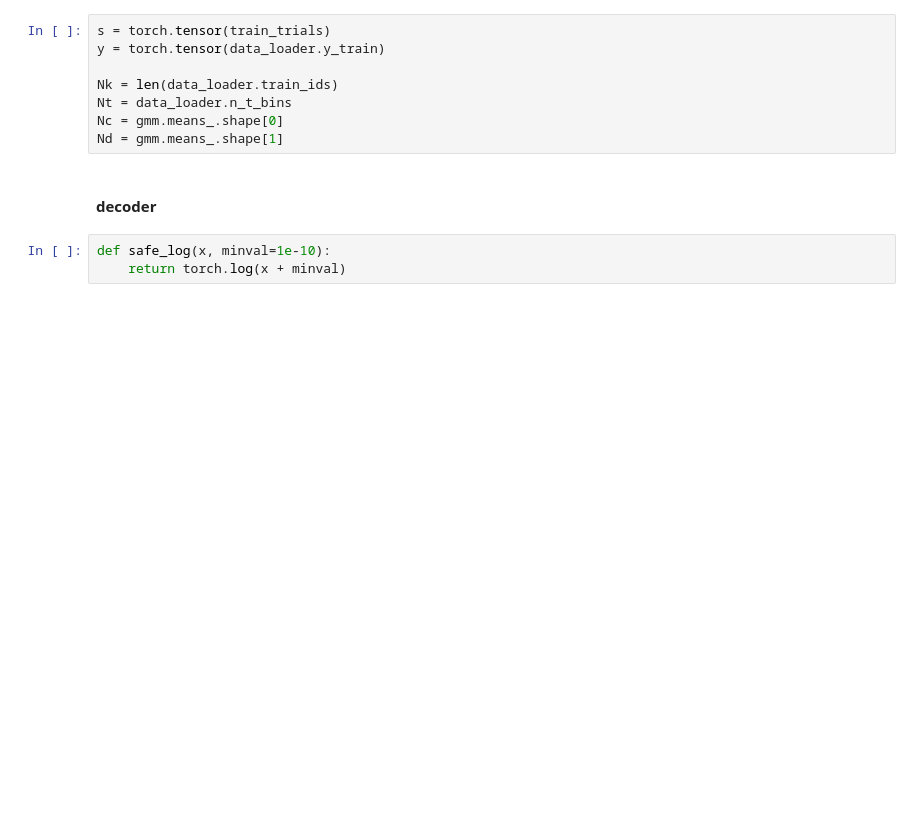
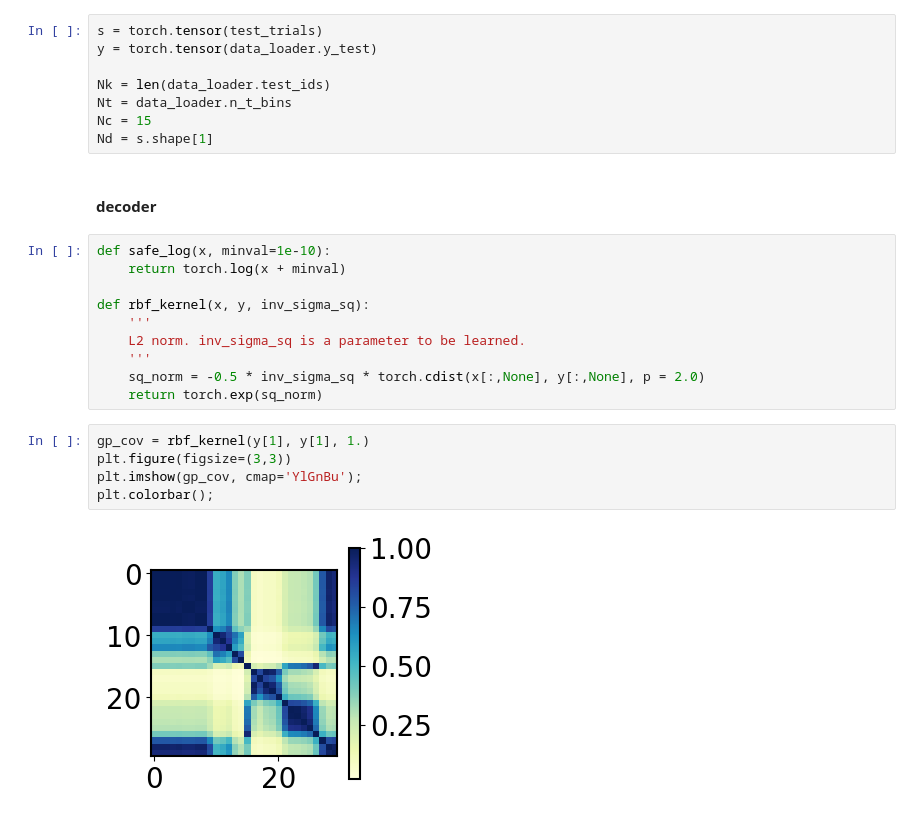
Before and after one commit to yzhang511/density_decoding, a Jupyter notebook: demo/svi_cont_y_decoder.ipynb, the cells around one changed output. Drawn from its saved outputs; the diff is of its cells as text; blank space fills up the shorter version.

```diff
--- a/demo/svi_cont_y_decoder.ipynb
+++ b/demo/svi_cont_y_decoder.ipynb
@@ -155,13 +154,27 @@ GaussianMixture(init_params='k-means++', n_components=10)
 # %%
-s = torch.tensor(train_trials)
-y = torch.tensor(data_loader.y_train)
+s = torch.tensor(test_trials)
+y = torch.tensor(data_loader.y_test)
 
-Nk = len(data_loader.train_ids)
+Nk = len(data_loader.test_ids)
 Nt = data_loader.n_t_bins
-Nc = gmm.means_.shape[0]
-Nd = gmm.means_.shape[1]
+Nc = 15
+Nd = s.shape[1]
 # %% [markdown]
 #### decoder
 # %%
 def safe_log(x, minval=1e-10):
     return torch.log(x + minval)
+
+def rbf_kernel(x, y, inv_sigma_sq):
+    '''
+    L2 norm. inv_sigma_sq is a parameter to be learned.
+    '''
+    sq_norm = -0.5 * inv_sigma_sq * torch.cdist(x[:,None], y[:,None], p = 2.0)
+    return torch.exp(sq_norm)
+# %%
+gp_cov = rbf_kernel(y[1], y[1], 1.)
+plt.figure(figsize=(3,3))
+plt.imshow(gp_cov, cmap='YlGnBu');
+plt.colorbar();
+# %% [output]
+[figure, added]
```
Also changed, not shown: parts of 15 cells of this notebook.
